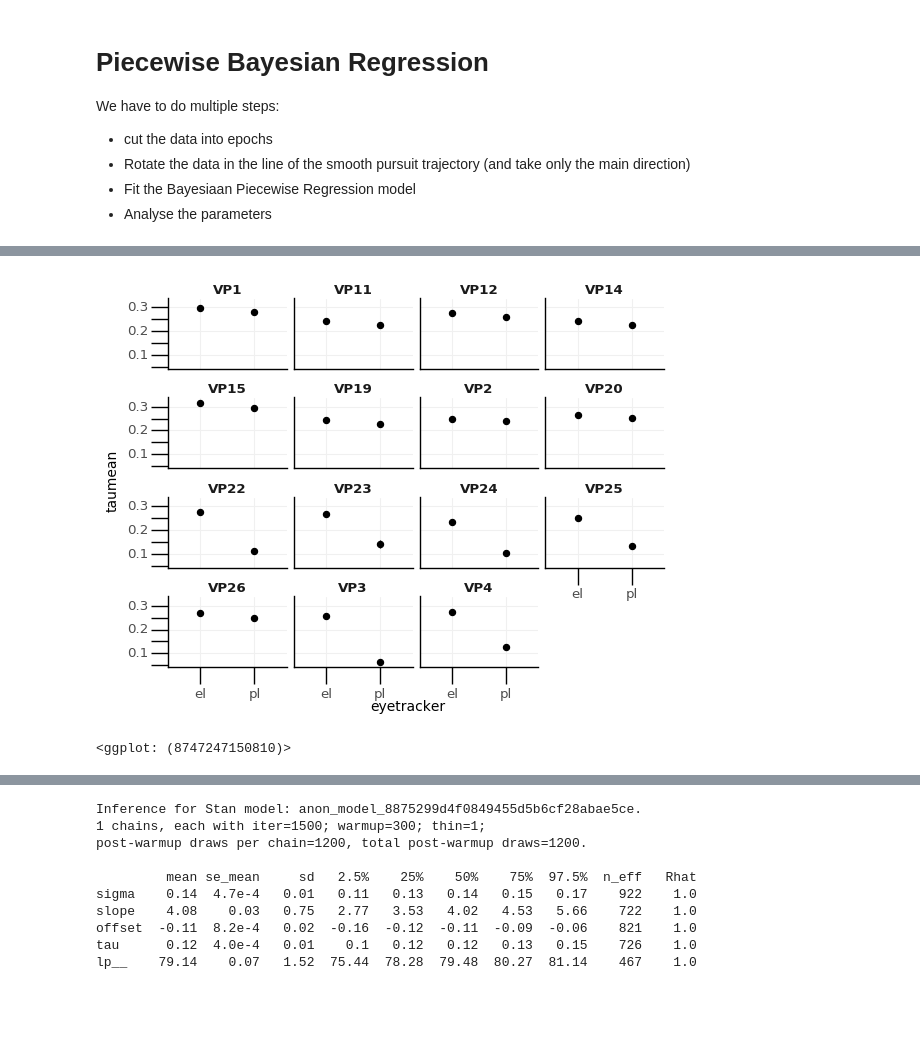
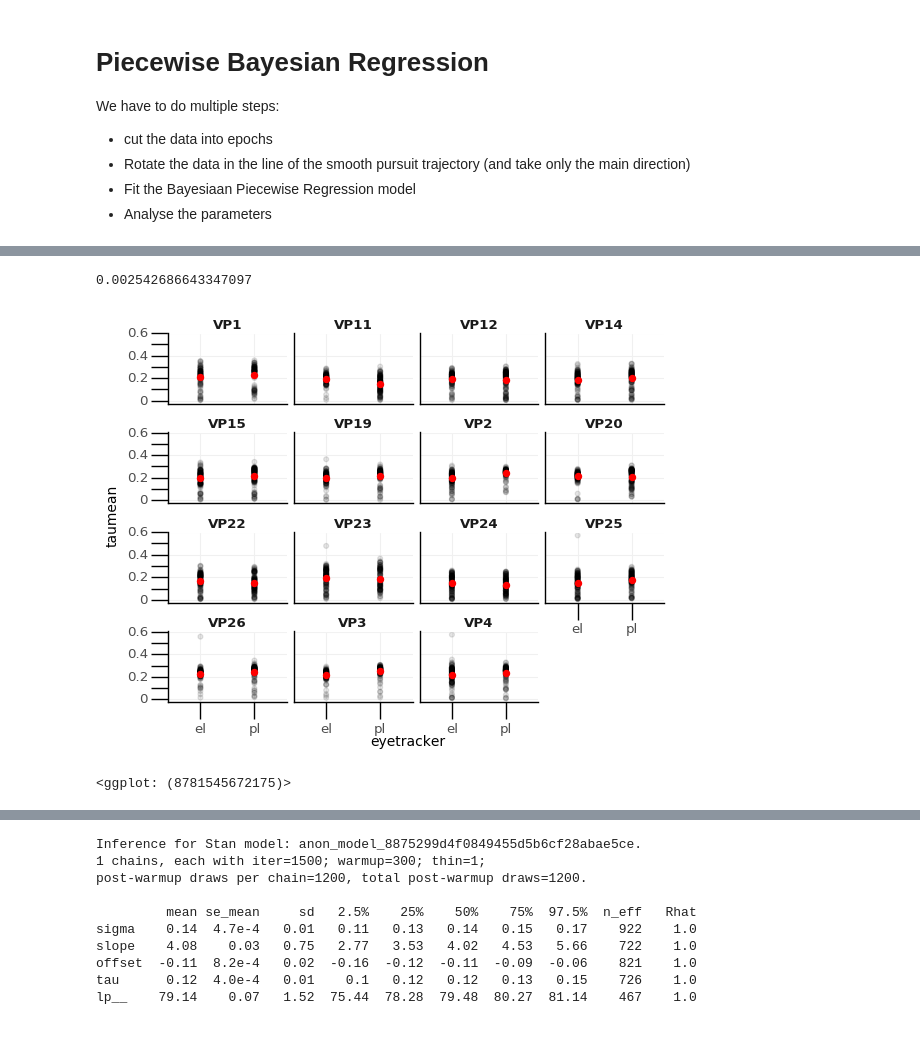
Before and after one commit to behinger/etcomp, a Jupyter notebook: code/SMOOTH.ipynb, the cells around one changed output, grey strips where cells are left out. Drawn from its saved outputs; the diff is of its cells as text; code cells hidden in the pictures.

```diff
--- a/code/SMOOTH.ipynb
+++ b/code/SMOOTH.ipynb
@@ -153,5 +306,9 @@ smoothresult.to_csv(datapath+'stan_smooth_results.csv')
+# %%
+min(smoothresult['taumean'])
+# %% [output]
+0.002542686643347097
 # %%
-ggplot(smoothresult,aes(x="eyetracker",y="taumean"))+stat_summary()+facet_wrap("~subject")
+ggplot(smoothresult,aes(x="eyetracker",y="taumean"))+geom_point(alpha=0.1)+stat_summary(color='red')+facet_wrap("~subject")
 # %% [output]
-[figure, old version]
+[figure, new version]
-<ggplot: (8747247150810)>
+<ggplot: (8781545672175)>
```
Also changed, not shown: parts of 17 cells of this notebook, 1 other file.
